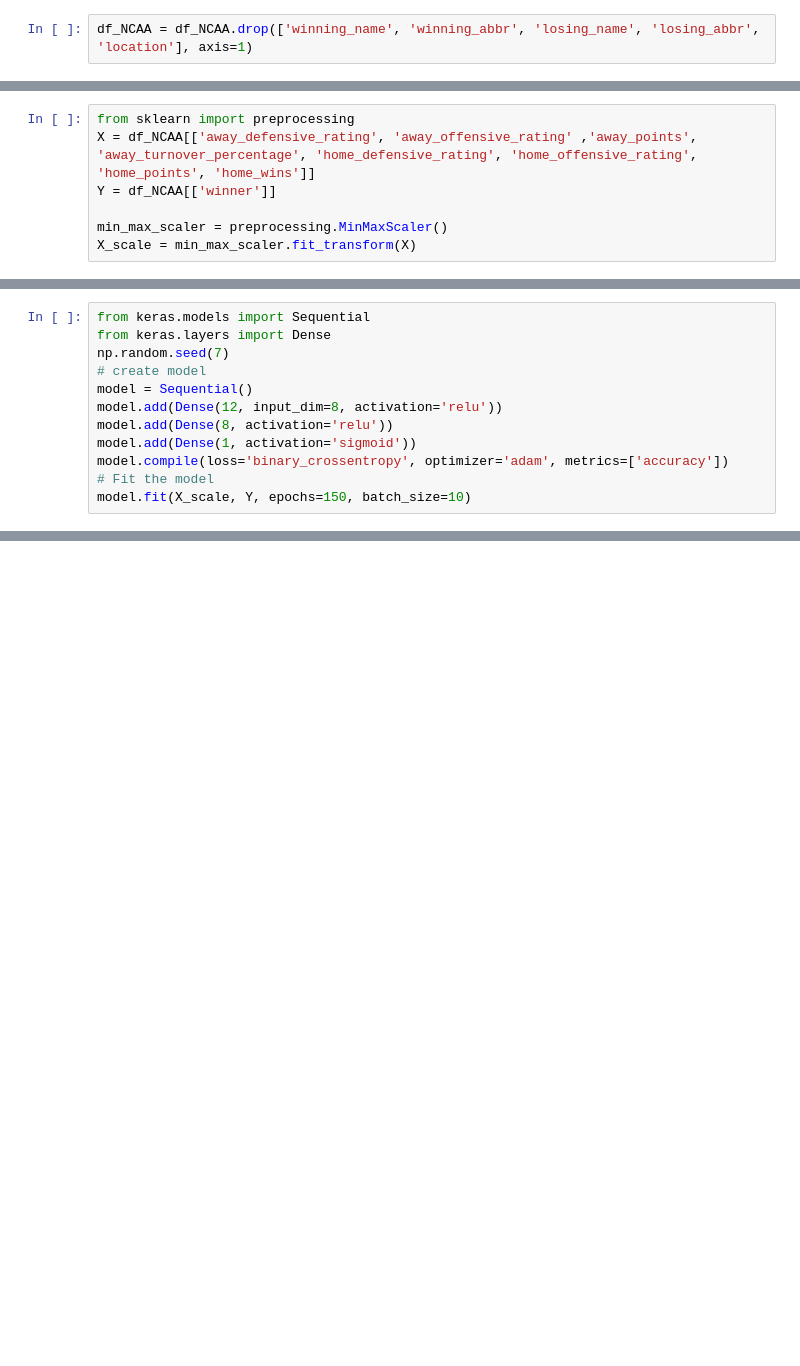
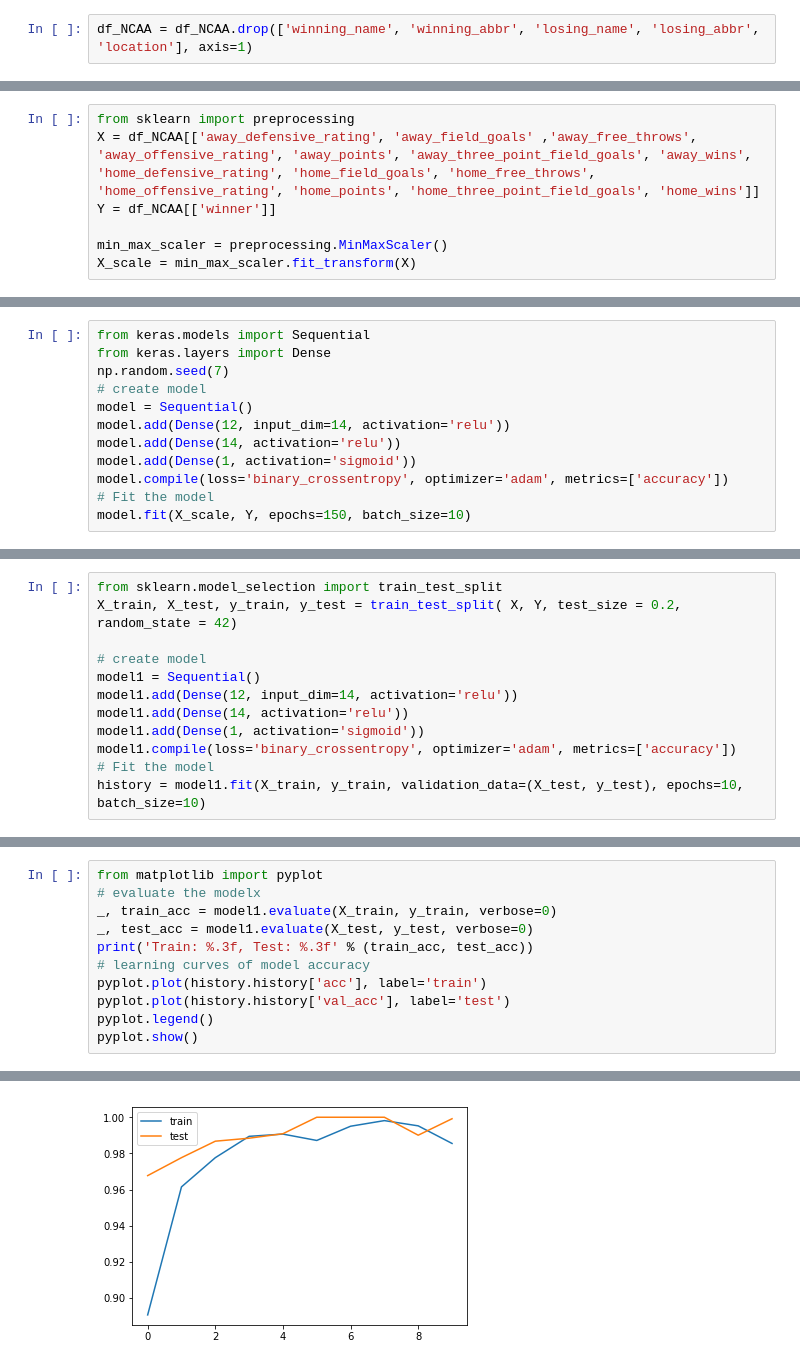
Before and after one commit to vivtalla/EECS_738_Final_Project, a Jupyter notebook: Notebooks/PredictionUsingKeras.ipynb, the cells around one changed output, grey strips where cells are left out. Drawn from its saved outputs; the diff is of its cells as text; blank space fills up the shorter version.

```diff
--- a/Notebooks/PredictionUsingKeras.ipynb
+++ b/Notebooks/PredictionUsingKeras.ipynb
@@ -33,6 +38,6 @@ df_NCAA.head()
 # %%
 from sklearn import preprocessing
-X = df_NCAA[['away_defensive_rating', 'away_offensive_rating' ,'away_points', 'away_turnover_percentage', 'home_defensive_rating', 'home_offensive_rating', 'home_points', 'home_wins']]
+X = df_NCAA[['away_defensive_rating', 'away_field_goals' ,'away_free_throws', 'away_offensive_rating', 'away_points', 'away_three_point_field_goals', 'away_wins', 'home_defensive_rating', 'home_field_goals', 'home_free_throws', 'home_offensive_rating', 'home_points', 'home_three_point_field_goals', 'home_wins']]
 Y = df_NCAA[['winner']]
 
 min_max_scaler = preprocessing.MinMaxScaler()
@@ -43,8 +55,8 @@ from keras.layers import Dense
 np.random.seed(7)
 # create model
 model = Sequential()
-model.add(Dense(12, input_dim=8, activation='relu'))
-model.add(Dense(8, activation='relu'))
+model.add(Dense(12, input_dim=14, activation='relu'))
+model.add(Dense(14, activation='relu'))
 model.add(Dense(1, activation='sigmoid'))
 model.compile(loss='binary_crossentropy', optimizer='adam', metrics=['accuracy'])
 # Fit the model
@@ -90,0 +140,12 @@ print(rounded)
+# %%
+from sklearn.model_selection import train_test_split
+X_train, X_test, y_train, y_test = train_test_split( X, Y, test_size = 0.2, random_state = 42)
+
+# create model
+model1 = Sequential()
+model1.add(Dense(12, input_dim=14, activation='relu'))
+model1.add(Dense(14, activation='relu'))
+model1.add(Dense(1, activation='sigmoid'))
+model1.compile(loss='binary_crossentropy', optimizer='adam', metrics=['accuracy'])
+# Fit the model
+history = model1.fit(X_train, y_train, validation_data=(X_test, y_test), epochs=10, batch_size=10)
@@ -90,0 +172,12 @@ print(rounded)
+# %%
+from matplotlib import pyplot
+# evaluate the modelx
+_, train_acc = model1.evaluate(X_train, y_train, verbose=0)
+_, test_acc = model1.evaluate(X_test, y_test, verbose=0)
+print('Train: %.3f, Test: %.3f' % (train_acc, test_acc))
+# learning curves of model accuracy
+pyplot.plot(history.history['acc'], label='train')
+pyplot.plot(history.history['val_acc'], label='test')
+pyplot.legend()
+pyplot.show()
+# %% [output]
@@ -90,0 +185 @@ print(rounded)
+[figure, added]
```
Also changed, not shown: parts of 21 cells of this notebook.
